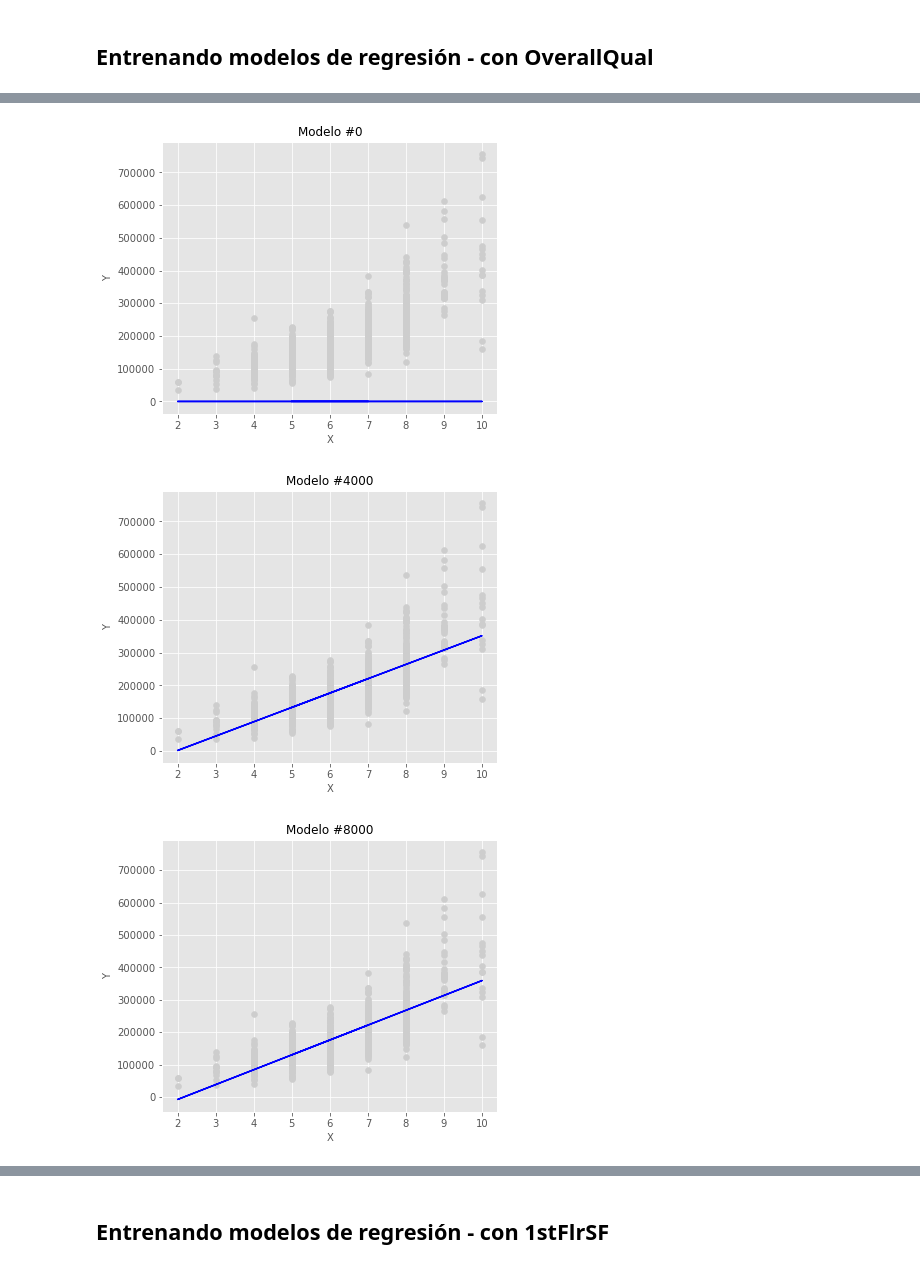
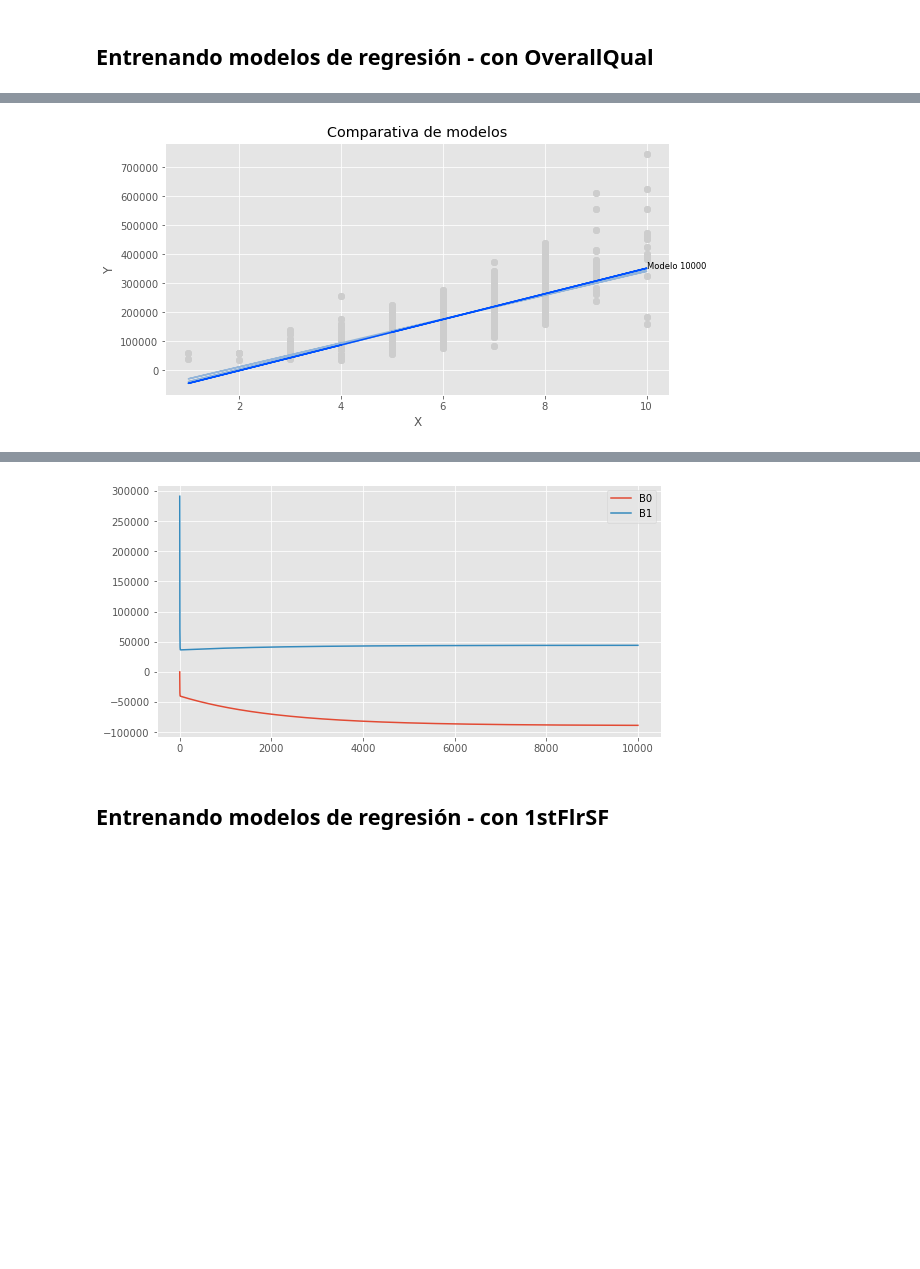
Before and after one commit to ramonescobar/final_project, a Jupyter notebook: Proyecto Final.ipynb, the cells around one changed output, grey strips where cells are left out. Saved outputs shown, nothing was run; the diff lists cells and outputs as text; code cells hidden in the pictures; blank space fills up the shorter version.

Commit message:
Correcciones a código y agregar gráfica de betas

```diff
--- a/Proyecto Final.ipynb
+++ b/Proyecto Final.ipynb
@@ -30,5 +29,14 @@ train, test = data[:pct], data[pct:]
 train.shape, test.shape
 # %% [output]
 ((1168, 6), (292, 6))
+# %%
+data = pd.DataFrame(data,
+             columns = ['SalePrice', 'OverallQual','1stFlrSF','TotRmsAbvGrd','YearBuilt','LotFrontage'])
+
+train = pd.DataFrame(train,
+             columns = ['SalePrice', 'OverallQual','1stFlrSF','TotRmsAbvGrd','YearBuilt','LotFrontage'])
+
+test = pd.DataFrame(test,
+             columns = ['SalePrice','OverallQual', '1stFlrSF','TotRmsAbvGrd','YearBuilt','LotFrontage'])
 # %% [markdown]
 ## Descriptivos de datos
@@ -71,6 +73,6 @@ def hist_dimensions(data, dimension):
     plt.ylabel('Conteo', fontsize = 12)
     plt.show()
 # %%
-for i in train.columns.to_list():
+for i in data.columns.to_list():
     hist_dimensions(train, i)
 # %% [output]
@@ -95,7 +97,7 @@ def correlations_xy(data, x_dim, y_dim):
 # %%
 variables = []
 correlations = []
-for i in train.columns.to_list():
+for i in data.columns.to_list():
     variables.append(i)
     correlations.append(correlations_xy(train, i, 'SalePrice'))
 # %% [output]
@@ -239,7 +258,7 @@ class univ_linear_reg():
 # %%
 m1 = univ_linear_reg(train_OverallQual,
                      train_SalePrice,
-                     20001,4000,0.01)
+                     10001,2000,0.01)
 m1_modelos, m1_errores = m1.trained_models()
 # %% [output]
 Iteración:  0
@@ -266,6 +285,4 @@ univ_linear_reg.error_plot(m1_errores)
 # %%
-univ_linear_reg.model_plot(m1_modelos, 4000)
+univ_linear_reg.model_plot(m1_modelos, 2000)
 # %% [output]
-[figure, old version]
+[figure, new version]
-[figure, removed]
-[figure, removed]
@@ -275,3 +289,7 @@ univ_linear_reg.model_plot(m1_modelos, 4000)
+# %%
+univ_linear_reg.betas_plot(m1_modelos)
+# %% [output]
+[figure, added]
 # %% [markdown]
 ## Entrenando modelos de regresión - con 1stFlrSF
 # %%
```
Also changed, not shown: parts of 19 cells of this notebook.
